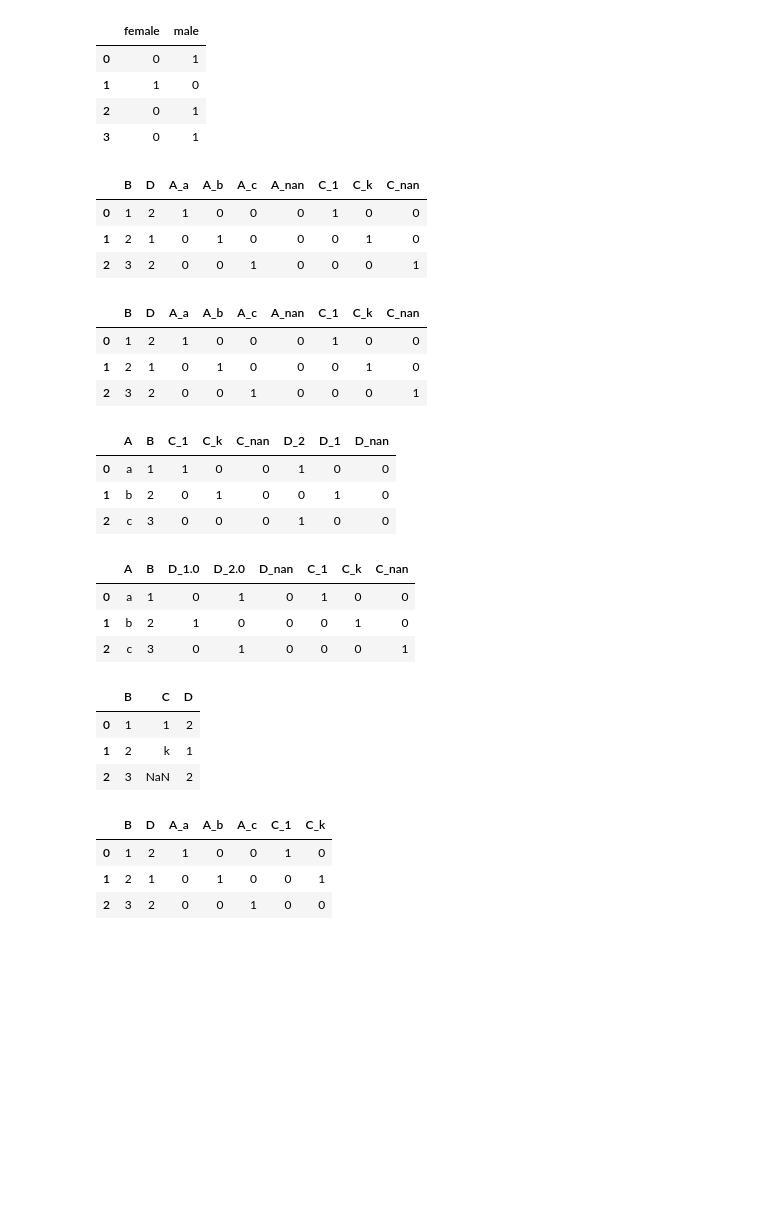
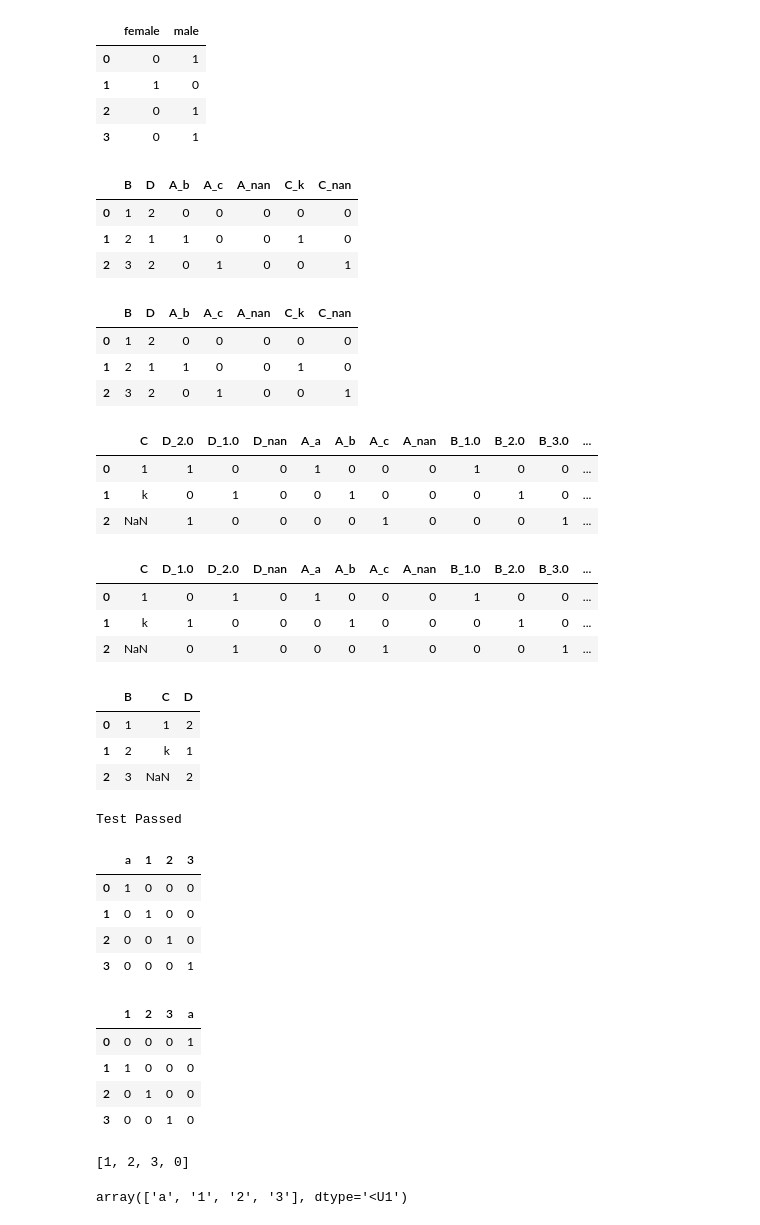
Before and after one commit to Pixelzzz99/get_dummies_implement, a Jupyter notebook: tests.ipynb, the cells around one changed output. Drawn from its saved outputs; the diff is of its cells as text; code cells hidden in the pictures; blank space fills up the shorter version.

Commit message:
refactoring and add numpy array mode

```diff
--- a/tests.ipynb
+++ b/tests.ipynb
@@ -270,32 +270,32 @@ display(table_my, table_pandas)
 | 3 | 0 | 1 |
 # %%
 df = pd.DataFrame({'A': ['a', 'b', 'c'], 'B': [1, 2, 3], 'C': [1, 'k', np.nan], 'D': [2, 1, 2]})
-table_my = get_dummies(df, dummy_na=True,)
-table_pandas = pd.get_dummies(df, dummy_na=True,)
+table_my = get_dummies(df, dummy_na=True, drop_first=True)
+table_pandas = pd.get_dummies(df, dummy_na=True, drop_first=True)
 display(table_my, table_pandas)
 # %% [output]
-|  | B | D | A_a | A_b | A_c | A_nan | C_1 | C_k | C_nan |
-| 0 | 1 | 2 | 1 | 0 | 0 | 0 | 1 | 0 | 0 |
-| 1 | 2 | 1 | 0 | 1 | 0 | 0 | 0 | 1 | 0 |
-| 2 | 3 | 2 | 0 | 0 | 1 | 0 | 0 | 0 | 1 |
+|  | B | D | A_b | A_c | A_nan | C_k | C_nan |
+| 0 | 1 | 2 | 0 | 0 | 0 | 0 | 0 |
+| 1 | 2 | 1 | 1 | 0 | 0 | 1 | 0 |
+| 2 | 3 | 2 | 0 | 1 | 0 | 0 | 1 |
-|  | B | D | A_a | A_b | A_c | A_nan | C_1 | C_k | C_nan |
-| 0 | 1 | 2 | 1 | 0 | 0 | 0 | 1 | 0 | 0 |
-| 1 | 2 | 1 | 0 | 1 | 0 | 0 | 0 | 1 | 0 |
-| 2 | 3 | 2 | 0 | 0 | 1 | 0 | 0 | 0 | 1 |
+|  | B | D | A_b | A_c | A_nan | C_k | C_nan |
+| 0 | 1 | 2 | 0 | 0 | 0 | 0 | 0 |
+| 1 | 2 | 1 | 1 | 0 | 0 | 1 | 0 |
+| 2 | 3 | 2 | 0 | 1 | 0 | 0 | 1 |
 # %%
 df = pd.DataFrame({'A': ['a', 'b', 'c'], 'B': [1, 2, 3], 'C': [1, 'k', np.nan], 'D': [2, 1, 2]})
-table_my = get_dummies(df, columns=['D', 'C'], dummy_na=True,)
-table_pandas = pd.get_dummies(df, columns=['D', 'C'], dummy_na=True,)
+table_my = get_dummies(df, columns=['D', 'A', 'B'], dummy_na=True,)
+table_pandas = pd.get_dummies(df, columns=['D', 'A', 'B'], dummy_na=True,)
 display(table_my, table_pandas)
 # %% [output]
-|  | A | B | C_1 | C_k | C_nan | D_2 | D_1 | D_nan |
-| 0 | a | 1 | 1 | 0 | 0 | 1 | 0 | 0 |
-| 1 | b | 2 | 0 | 1 | 0 | 0 | 1 | 0 |
-| 2 | c | 3 | 0 | 0 | 0 | 1 | 0 | 0 |
+|  | C | D_2.0 | D_1.0 | D_nan | A_a | A_b | A_c | A_nan | B_1.0 | B_2.0 | B_3.0 | ... |
+| 0 | 1 | 1 | 0 | 0 | 1 | 0 | 0 | 0 | 1 | 0 | 0 | ... |
+| 1 | k | 0 | 1 | 0 | 0 | 1 | 0 | 0 | 0 | 1 | 0 | ... |
+| 2 | NaN | 1 | 0 | 0 | 0 | 0 | 1 | 0 | 0 | 0 | 1 | ... |
-|  | A | B | D_1.0 | D_2.0 | D_nan | C_1 | C_k | C_nan |
-| 0 | a | 1 | 0 | 1 | 0 | 1 | 0 | 0 |
-| 1 | b | 2 | 1 | 0 | 0 | 0 | 1 | 0 |
-| 2 | c | 3 | 0 | 1 | 0 | 0 | 0 | 1 |
+|  | C | D_1.0 | D_2.0 | D_nan | A_a | A_b | A_c | A_nan | B_1.0 | B_2.0 | B_3.0 | ... |
+| 0 | 1 | 0 | 1 | 0 | 1 | 0 | 0 | 0 | 1 | 0 | 0 | ... |
+| 1 | k | 1 | 0 | 0 | 0 | 1 | 0 | 0 | 0 | 1 | 0 | ... |
+| 2 | NaN | 0 | 1 | 0 | 0 | 0 | 1 | 0 | 0 | 0 | 1 | ... |
 # %%
 df = pd.DataFrame({'A': ['a', 'b', 'c'], 'B': [1, 2, 3], 'C': [1, 'k', np.nan], 'D': [2, 1, 2]})
 df1 = pd.DataFrame(df)
@@ -306,10 +306,35 @@ df1
 | 0 | 1 | 1 | 2 |
 | 1 | 2 | k | 1 |
 | 2 | 3 | NaN | 2 |
-# %%
-pd.get_dummies(df, sparse=True)
-# %% [output]
-|  | B | D | A_a | A_b | A_c | C_1 | C_k |
-| 0 | 1 | 2 | 1 | 0 | 0 | 1 | 0 |
-| 1 | 2 | 1 | 0 | 1 | 0 | 0 | 1 |
-| 2 | 3 | 2 | 0 | 0 | 1 | 0 | 0 |
+# %%
+arr = np.array([['a', '1', '2']])
+error_mes = get_dummies(arr)
+error = 'Data must be 1-dimensional'
+if error == error_mes:
+    print('Test Passed')
+# %% [output]
+Test Passed
+# %%
+arr = np.array(['a', '1', '2', '3'])
+table_my = get_dummies(arr)
+table_pandas = pd.get_dummies(arr)
+display(table_my, table_pandas)
+# %% [output]
+|  | a | 1 | 2 | 3 |
+| 0 | 1 | 0 | 0 | 0 |
+| 1 | 0 | 1 | 0 | 0 |
+| 2 | 0 | 0 | 1 | 0 |
+| 3 | 0 | 0 | 0 | 1 |
+|  | 1 | 2 | 3 | a |
+| 0 | 0 | 0 | 0 | 1 |
+| 1 | 1 | 0 | 0 | 0 |
+| 2 | 0 | 1 | 0 | 0 |
+| 3 | 0 | 0 | 1 | 0 |
+# %%
+[i[0] for i in sorted(enumerate(arr), key=lambda x:x[1])]
+# %% [output]
+[1, 2, 3, 0]
+# %%
+arr
+# %% [output]
+array(['a', '1', '2', '3'], dtype='<U1')
```
Also changed, not shown: parts of 6 cells of this notebook, 2 other files.
